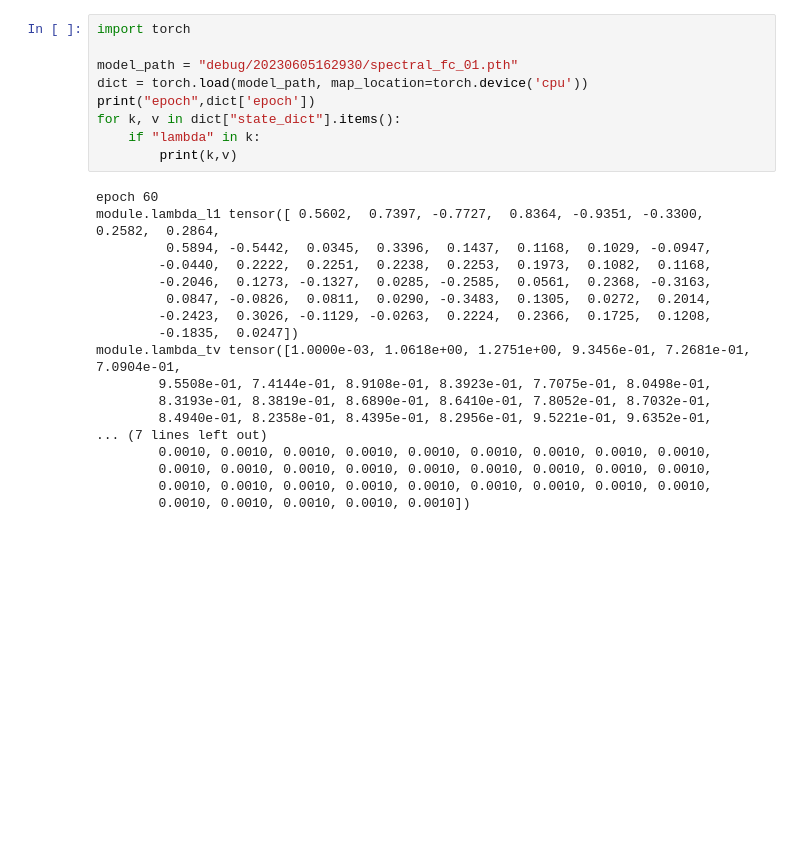
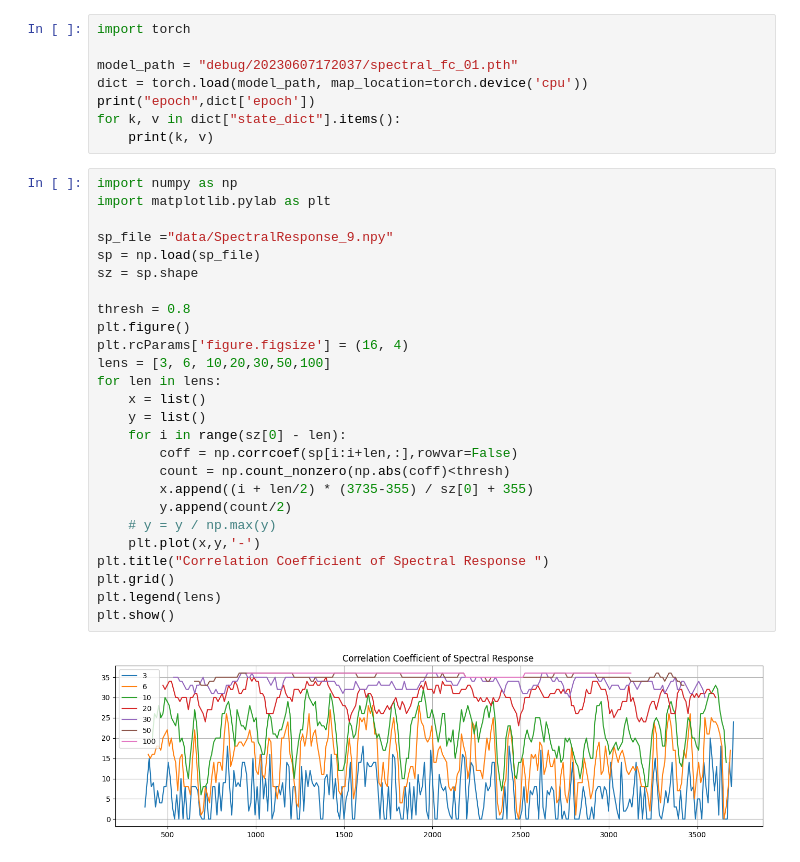
Before and after one commit to weinaike/AlgUnroll, a Jupyter notebook: test.ipynb, the cells around one changed output. Saved outputs shown, nothing was run; the diff lists cells and outputs as text; blank space fills up the shorter version.

```diff
--- a/test.ipynb
+++ b/test.ipynb
@@ -1,27 +1,36 @@
 # %%
 import torch
 
-model_path = "debug/20230605162930/spectral_fc_01.pth"
+model_path = "debug/20230607172037/spectral_fc_01.pth"
 dict = torch.load(model_path, map_location=torch.device('cpu'))
 print("epoch",dict['epoch'])
 for k, v in dict["state_dict"].items():
-    if "lambda" in k:
-        print(k,v)
+    print(k, v)
-# %% [output]
-epoch 60
-module.lambda_l1 tensor([ 0.5602,  0.7397, -0.7727,  0.8364, -0.9351, -0.3300,  0.2582,  0.2864,
-         0.5894, -0.5442,  0.0345,  0.3396,  0.1437,  0.1168,  0.1029, -0.0947,
-        -0.0440,  0.2222,  0.2251,  0.2238,  0.2253,  0.1973,  0.1082,  0.1168,
-        -0.2046,  0.1273, -0.1327,  0.0285, -0.2585,  0.0561,  0.2368, -0.3163,
-         0.0847, -0.0826,  0.0811,  0.0290, -0.3483,  0.1305,  0.0272,  0.2014,
-        -0.2423,  0.3026, -0.1129, -0.0263,  0.2224,  0.2366,  0.1725,  0.1208,
-        -0.1835,  0.0247])
-module.lambda_tv tensor([1.0000e-03, 1.0618e+00, 1.2751e+00, 9.3456e-01, 7.2681e-01, 7.0904e-01,
-        9.5508e-01, 7.4144e-01, 8.9108e-01, 8.3923e-01, 7.7075e-01, 8.0498e-01,
-        8.3193e-01, 8.3819e-01, 8.6890e-01, 8.6410e-01, 7.8052e-01, 8.7032e-01,
-        8.4940e-01, 8.2358e-01, 8.4395e-01, 8.2956e-01, 9.5221e-01, 9.6352e-01,
-... (7 lines left out)
-        0.0010, 0.0010, 0.0010, 0.0010, 0.0010, 0.0010, 0.0010, 0.0010, 0.0010,
-        0.0010, 0.0010, 0.0010, 0.0010, 0.0010, 0.0010, 0.0010, 0.0010, 0.0010,
-        0.0010, 0.0010, 0.0010, 0.0010, 0.0010, 0.0010, 0.0010, 0.0010, 0.0010,
-        0.0010, 0.0010, 0.0010, 0.0010, 0.0010])
+# %%
+import numpy as np
+import matplotlib.pylab as plt
+
+sp_file ="data/SpectralResponse_9.npy"
+sp = np.load(sp_file)
+sz = sp.shape
+
+thresh = 0.8
+plt.figure()
+plt.rcParams['figure.figsize'] = (16, 4)
+lens = [3, 6, 10,20,30,50,100]
+for len in lens:
+    x = list()
+    y = list()
+    for i in range(sz[0] - len):
+        coff = np.corrcoef(sp[i:i+len,:],rowvar=False)
+        count = np.count_nonzero(np.abs(coff)<thresh)
+        x.append((i + len/2) * (3735-355) / sz[0] + 355)
+        y.append(count/2)
+    # y = y / np.max(y)
+    plt.plot(x,y,'-')
+plt.title("Correlation Coefficient of Spectral Response ")
+plt.grid()
+plt.legend(lens)
+plt.show()
+# %% [output]
+[figure, added]
```
Also changed, not shown: parts of 1 cell of this notebook, 4 other files.
